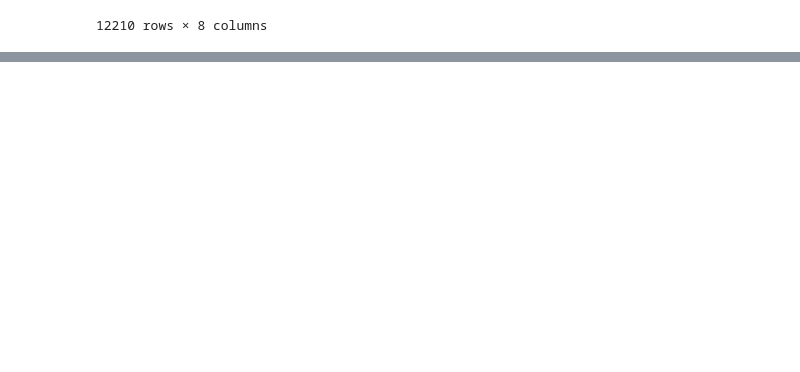
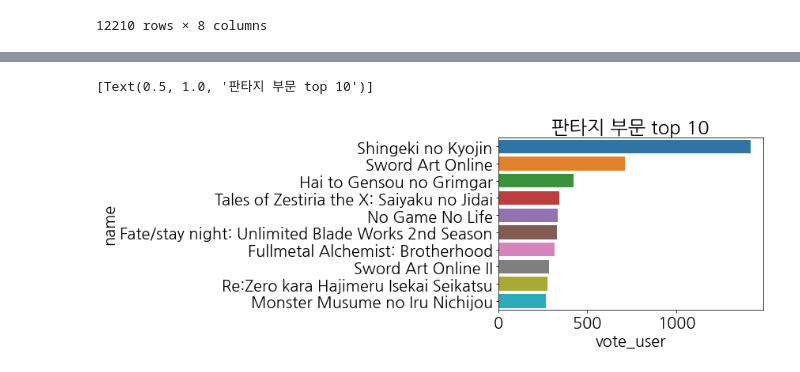
Before and after one commit to sanha9999/EDA_project, a Jupyter notebook: Anime_recommendations/Anime predict.ipynb, the cells around one changed output, grey strips where cells are left out. Saved outputs shown, nothing was run; the diff lists cells and outputs as text; code cells hidden in the pictures; blank space fills up the shorter version.

```diff
--- a/Anime_recommendations/Anime predict.ipynb
+++ b/Anime_recommendations/Anime predict.ipynb
@@ -246,0 +338,8 @@ fig.set(xlabel="많은 유저들의 최고점을 받은 애니메이션")
+# %%
+fig = sns.barplot(data=df_anime[df_anime["genre"].str.contains('Fantasy')].sort_values("vote_user", ascending=False)[:10], x="vote_user", y="name")
+plt.rcParams['font.family'] = 'NanumGothic'
+plt.rcParams['font.size'] = 20
+fig.set(title="판타지 부문 top 10")
+# %% [output]
+[Text(0.5, 1.0, '판타지 부문 top 10')]
+[figure, added]
```
Also changed, not shown: parts of 8 cells of this notebook.
